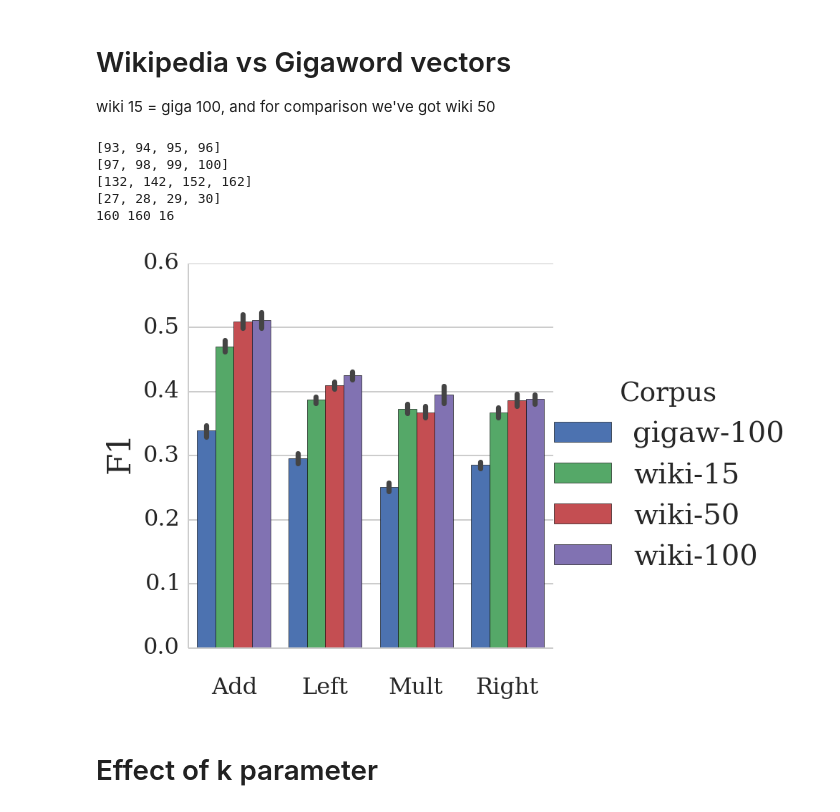
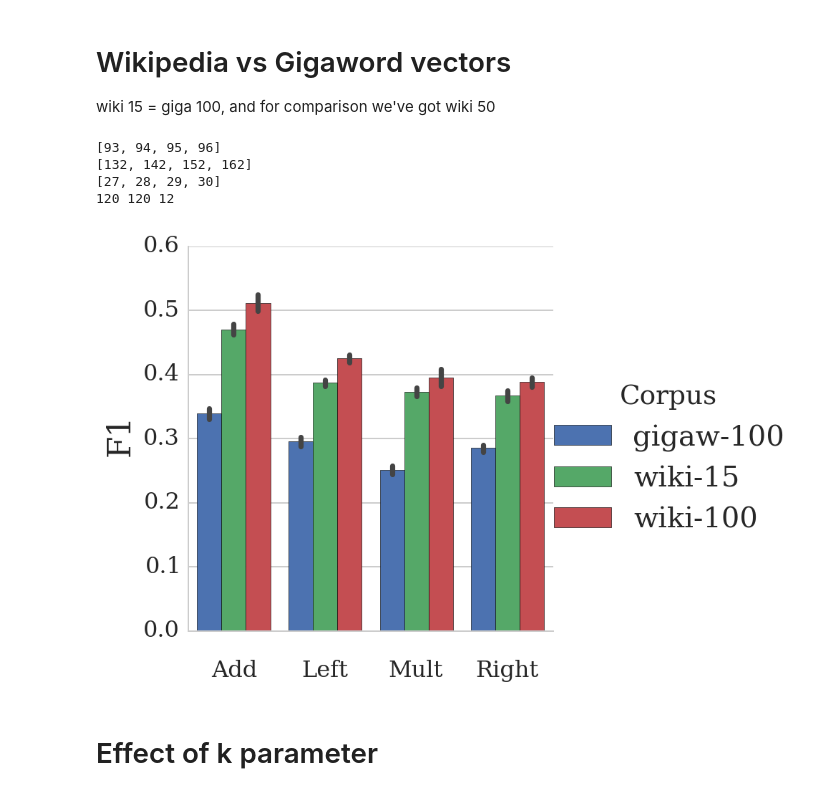
Before and after one commit to mbatchkarov/ExpLosion, a Jupyter notebook: notebooks/effect_of_unlabelled_size.ipynb, the cells around one changed output. Drawn from its saved outputs; the diff is of its cells as text; code cells hidden in the pictures.

```diff
--- a/notebooks/effect_of_unlabelled_size.ipynb
+++ b/notebooks/effect_of_unlabelled_size.ipynb
@@ -61,7 +61,8 @@ def get_exp_ids_for_reruns_of_word2vec(corpus='amazon_grouped-tagged'):
 # `word2vec` learning curve on Gigaword
 # %%
 from itertools import chain
-plt.rcParams['lines.linewidth'] = 4
+# plt.rcParams['lines.linewidth'] = 8
+# plt.rcParams['legend.fontsize'] = 40
 
 # corpus = 'reuters21578/r8-tagged-grouped'
 corpus = 'amazon_grouped-tagged'
@@ -74,7 +75,8 @@ cv_folds = get_cv_fold_count(ids)
 names = []
 for id in ids:
     exp = Experiment.objects.get(id=id)
-    names.append('%s-%s'%(exp.vectors.algorithm, exp.vectors.composer))
+#     names.append('%s-%s'%(exp.vectors.algorithm, exp.vectors.composer))
+    names.append('%s'%(exp.vectors.composer))
 names = np.repeat(names, cv_folds)
 exp_ids = np.repeat(ids, cv_folds)
 
@@ -96,7 +98,7 @@ ax = sns.tsplot(df, time='% of corpus', condition='Composer', value='F1', unit='
 # ax.set(xlabel='', ylabel='')
 
 # random baseline
-for alg, paper_name in zip(['random_vect', 'random_neigh'], ['RandV', 'RandN']):
+for alg, paper_name in zip(['random_vect', ], ['RandV', ]): # 'random_neigh', 'RandN'
     try: # I don't have random vect results for amazon
         rand = Experiment.objects.get(vectors__algorithm=alg, labelled=corpus).id
         score, score_std = Results.objects.get(id=rand,
@@ -154,13 +176,11 @@ from IPython.core.debugger import Tracer
 exp_ids, scores, folds = [], [], []
 d1 = {'vectors__unlabelled_percentage': 15,
      'vectors__unlabelled': 'wiki'}
-d2 = {'vectors__unlabelled_percentage': 50,
-     'vectors__unlabelled': 'wiki'}
-d3 = {'vectors__unlabelled_percentage': 100,
+d2 = {'vectors__unlabelled_percentage': 100,
      'vectors__unlabelled': 'wiki',
      'noise': 0,
      'vectors__algorithm': 'word2vec'}
-d4 = {'vectors__unlabelled_percentage': 100,
+d3 = {'vectors__unlabelled_percentage': 100,
      'vectors__unlabelled': 'gigaw',
      'use_similarity': 0,
       'neighbour_strategy':'linear',
@@ -172,7 +192,7 @@ d4 = {'vectors__unlabelled_percentage': 100,
       'labelled':'amazon_grouped-tagged',
       'decode_handler': 'SignifiedOnlyFeatureHandler'}
 
-for d in [d1, d2, d3, d4]:
+for d in [d1, d2, d3]:
     ids = query_to_ids(Experiment.objects.filter(**d))
     tmp_scores, tmp_folds, ids = get_scores(ids)
     print(ids)
@@ -181,37 +201,36 @@ for d in [d1, d2, d3, d4]:
     scores.extend(tmp_scores)
     folds.extend(tmp_folds)
 
 cv_folds = get_cv_fold_count(exp_ids)
 names = []
 for id in exp_ids:
     exp = Experiment.objects.get(id=id)
     names.append('%s-%d'%(exp.vectors.unlabelled, exp.vectors.unlabelled_percentage))
 names = np.repeat(names, cv_folds)
 composers = get_vectors_field(exp_ids, 'composer')
 
 
 print(len(names), len(scores), len(cv_folds))
 
 df = pd.DataFrame({'F1': scores,
                    'cvfold': folds,
                    'Corpus': names,
                    'Composer': composers})
 
 plt.rcParams['lines.linewidth'] = 2
 df[df.cvfold==0].to_html('tmp.html')
-order = ['gigaw-100', 'wiki-15', 'wiki-50', 'wiki-100']
+order = ['gigaw-100', 'wiki-15', 'wiki-100']
 grid = sns.factorplot(hue='Corpus', y='F1', data=df, x='Composer',
                       kind='bar', sharey=True, hue_order=order);
 # sns.boxplot(df.F1, df.Corpus)
 grid.axes[0][0].set(xlabel='')
 plt.savefig('plot-wiki-vs-gigaw.pdf', format='pdf', dpi=300)
 # %% [output]
 [93, 94, 95, 96]
-[97, 98, 99, 100]
 [132, 142, 152, 162]
 [27, 28, 29, 30]
-160 160 16
+120 120 12
-[figure, old version]
+[figure, new version]
 # %% [markdown]
 # Effect of k parameter
 # %%
```
Also changed, not shown: parts of 3 cells of this notebook, 1 other file.
